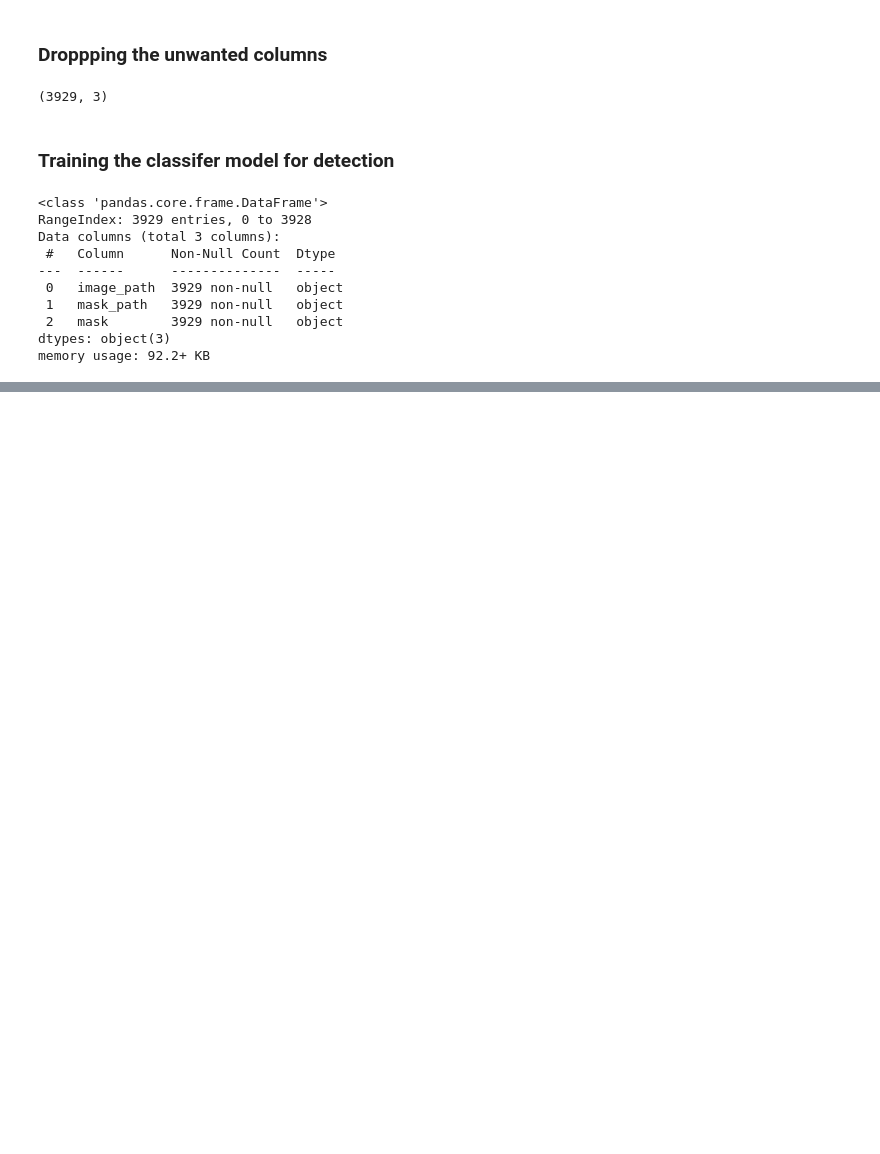
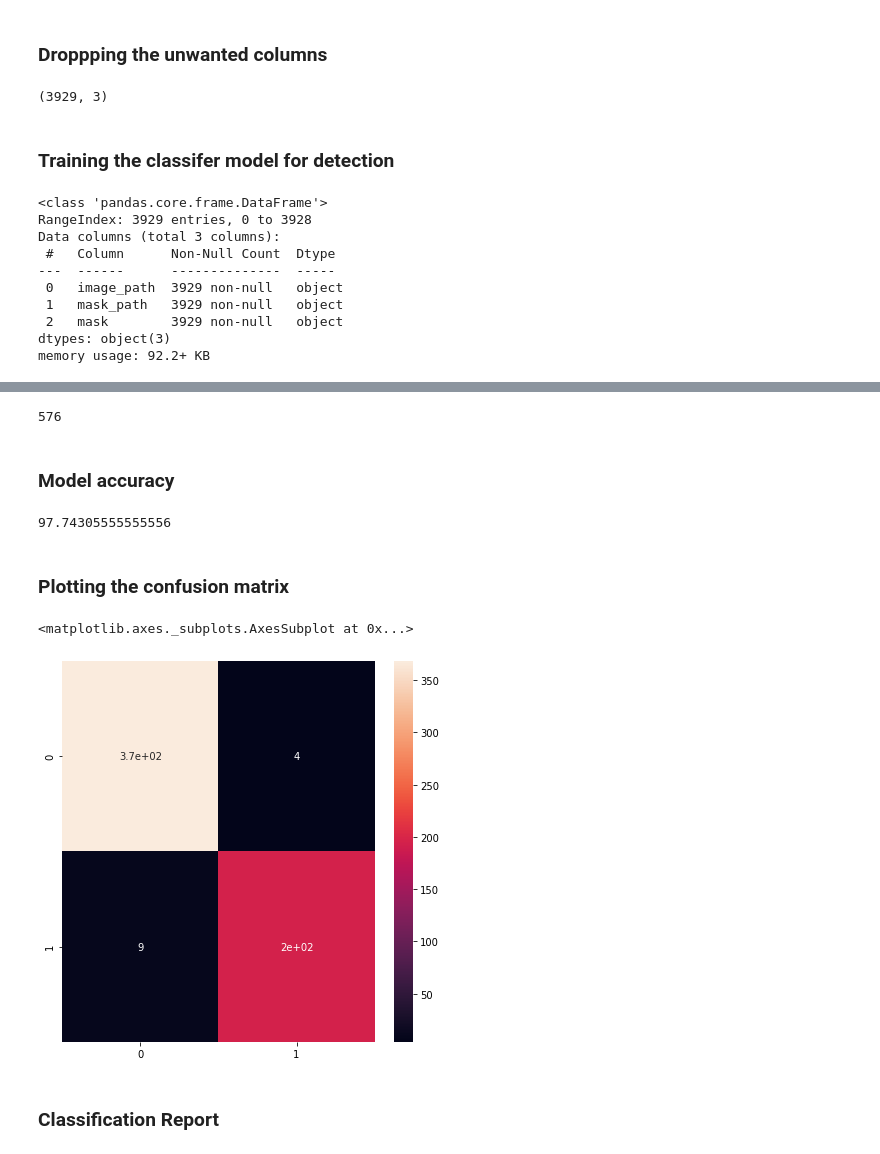
Before and after one commit to Monalika-P/AI-in-Health-Care, a Jupyter notebook: MRI_Segmentation.ipynb, the cells around one changed output, grey strips where cells are left out. Drawn from its saved outputs; the diff is of its cells as text; code cells hidden in the pictures; blank space fills up the shorter version.

```diff
--- a/MRI_Segmentation.ipynb
+++ b/MRI_Segmentation.ipynb
@@ -209,0 +372,8 @@ memory usage: 92.2+ KB
+# %%
+# Load pretrained model
+with open('resnet-50-MRI.json', 'r') as json_file:
+    json_savedModel= json_file.read()
+# load the model
+model = tf.keras.models.model_from_json(json_savedModel)
+model.load_weights('weights.hdf5')
+model.compile(loss = 'categorical_crossentropy', optimizer='adam', metrics= ["accuracy"])
@@ -209,0 +382,2 @@ memory usage: 92.2+ KB
+# %%
+test_predict = model.predict(test_generator, steps = test_generator.n // 16, verbose =1)
@@ -209,0 +402,7 @@ memory usage: 92.2+ KB
+# %%
+predict = []
+
+for i in test_predict:
+  predict.append(str(np.argmax(i)))
+
+predict = np.asarray(predict)
@@ -209,0 +429,27 @@ memory usage: 92.2+ KB
+# %%
+original = np.asarray(test['mask'])[:len(predict)]
+len(original)
+# %% [output]
+576
+# %% [markdown]
+### Model accuracy
+# %%
+from sklearn.metrics import accuracy_score
+
+accuracy = accuracy_score(original, predict)
+accuracy*100
+# %% [output]
+97.74305555555556
+# %% [markdown]
+### Plotting the confusion matrix
+# %%
+from sklearn.metrics import confusion_matrix
+
+cm = confusion_matrix(original, predict)
+plt.figure(figsize = (7,7))
+sns.heatmap(cm, annot=True)
+# %% [output]
+<matplotlib.axes._subplots.AxesSubplot at 0x...>
+[figure, added]
+# %% [markdown]
+### Classification Report
```
Also changed, not shown: parts of 51 cells of this notebook.
